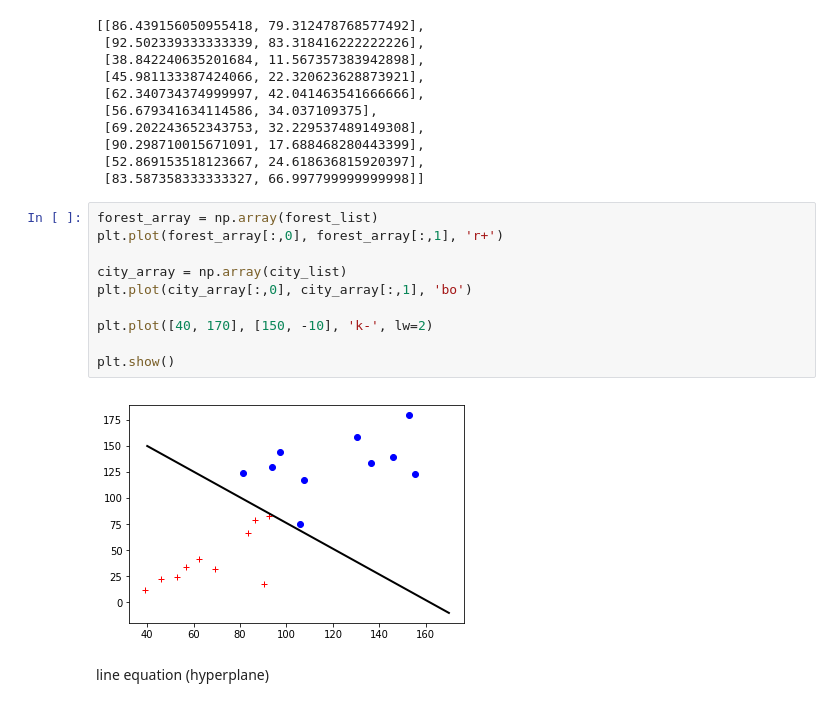
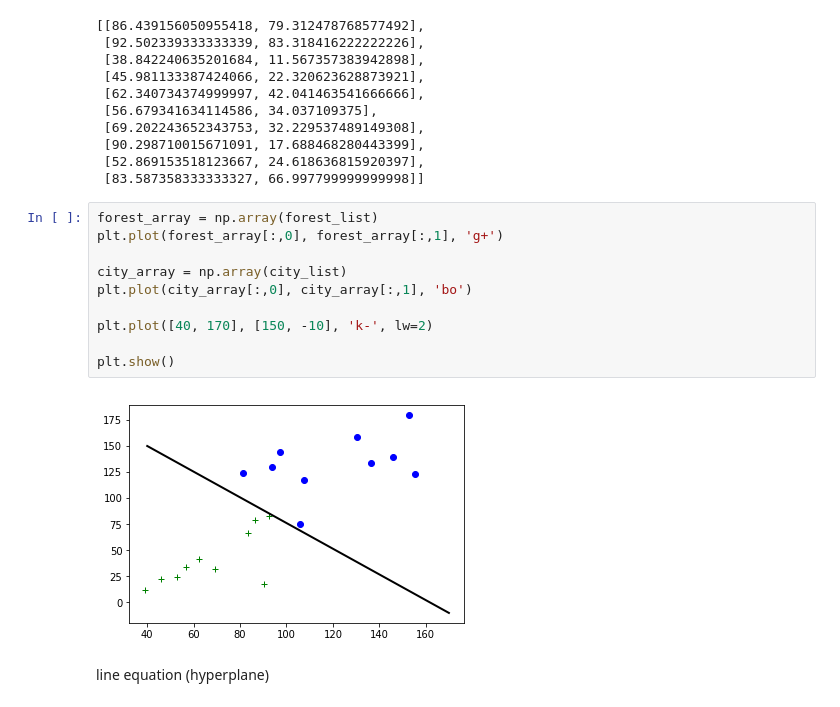
Before and after one commit to tamir650/keshet17, a Jupyter notebook: hw02/HW2.ipynb, the cells around one changed output. Saved outputs shown, nothing was run; the diff lists cells and outputs as text.

```diff
--- a/hw02/HW2.ipynb
+++ b/hw02/HW2.ipynb
@@ -122,16 +124,16 @@ forest_list
  [83.587358333333327, 66.997799999999998]]
 # %%
 forest_array = np.array(forest_list)
-plt.plot(forest_array[:,0], forest_array[:,1], 'r+')
+plt.plot(forest_array[:,0], forest_array[:,1], 'g+')
 
 city_array = np.array(city_list)
 plt.plot(city_array[:,0], city_array[:,1], 'bo')
 
 plt.plot([40, 170], [150, -10], 'k-', lw=2)
 
 plt.show()
 # %% [output]
-[figure, old version]
+[figure, new version]
 # %% [markdown]
 line equation (hyperplane)
 # %%
```
Also changed, not shown: parts of 2 cells of this notebook, 1 other file.
